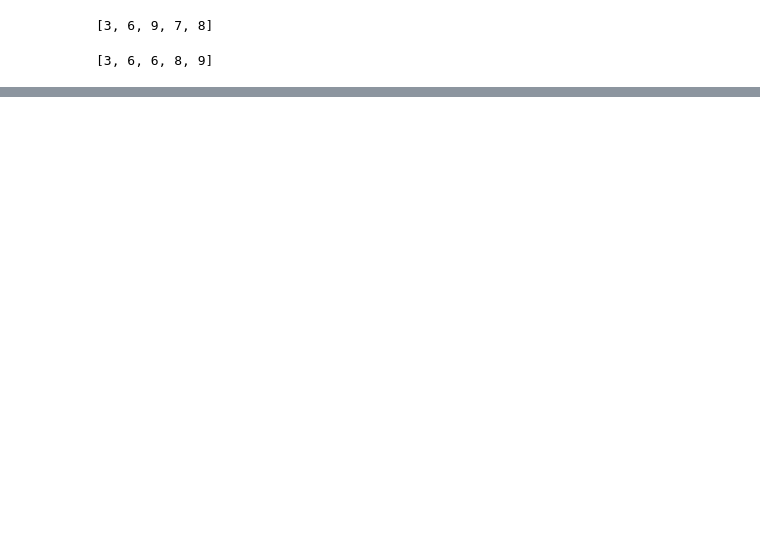
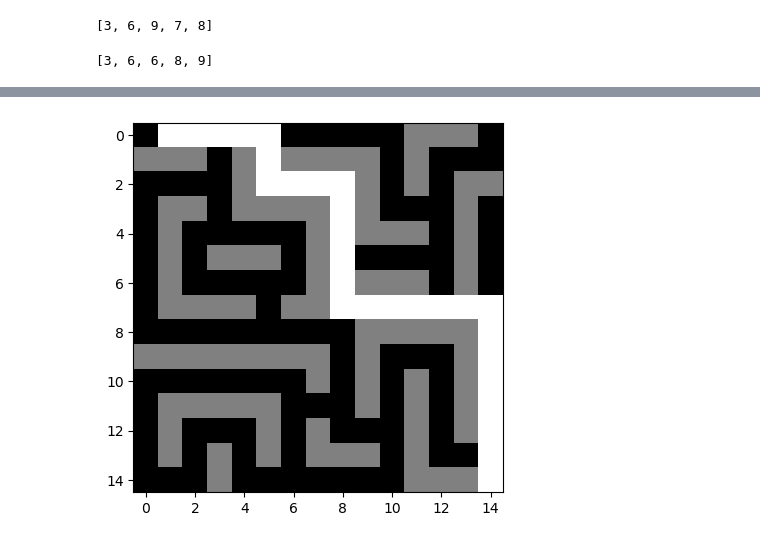
Before and after one commit to heetaeda/study_pathplanning, a Jupyter notebook: src/Priority_heap_queue.ipynb, the cells around one changed output, grey strips where cells are left out. Drawn from its saved outputs; the diff is of its cells as text; code cells hidden in the pictures; blank space fills up the shorter version.

```diff
--- a/src/Priority_heap_queue.ipynb
+++ b/src/Priority_heap_queue.ipynb
@@ -135,0 +213,94 @@ result
+# %%
+import numpy as np
+import math
+import matplotlib.pyplot as plt
+import heapq
+
+grid_map = np.array([
+    [0, 0, 0, 0, 0, 0, 0, 0, 0, 0, 0, 1, 1, 1, 0],
+    [1, 1, 1, 0, 1, 0, 1, 1, 1, 1, 0, 1, 0, 0, 0],
+    [0, 0, 0, 0, 1, 0, 0, 0, 0, 1, 0, 1, 0, 1, 1],
+    [0, 1, 1, 0, 1, 1, 1, 1, 0, 1, 0, 0, 0, 1, 0],
+    [0, 1, 0, 0, 0, 0, 0, 1, 0, 1, 1, 1, 0, 1, 0],
+    [0, 1, 0, 1, 1, 1, 0, 1, 0, 0, 0, 0, 0, 1, 0],
+    [0, 1, 0, 0, 0, 0, 0, 1, 0, 1, 1, 1, 0, 1, 0],
+    [0, 1, 1, 1, 1, 0, 1, 1, 0, 0, 0, 0, 0, 0, 0],
+    [0, 0, 0, 0, 0, 0, 0, 0, 0, 1, 1, 1, 1, 1, 0],
+    [1, 1, 1, 1, 1, 1, 1, 1, 0, 1, 0, 0, 0, 1, 0],
+    [0, 0, 0, 0, 0, 0, 0, 1, 0, 1, 0, 1, 0, 1, 0],
+    [0, 1, 1, 1, 1, 1, 0, 0, 0, 1, 0, 1, 0, 1, 0],
+    [0, 1, 0, 0, 0, 1, 0, 1, 0, 0, 0, 1, 0, 1, 0],
+    [0, 1, 0, 1, 0, 1, 0, 1, 1, 1, 0, 1, 0, 0, 0],
+    [0, 0, 0, 1, 0, 0, 0, 0, 0, 0, 0, 1, 1, 1, 0]
+])
+
+
+def heuristic(current, goal):
+    return math.sqrt((current[1] - goal[1])**2 + (current[0] - goal[0])**2)
+
+def a_star(map, start, goal):
+    neighbors = [(0, 1), (1, 0), (-1, 0), (0, -1)]  # 오른쪽, 아래, 위, 왼쪽
+
+    row = map.shape[0]  # 행
+    col = map.shape[1]  # 열
+
+    close_list = []
+    came_from = {}  # 최종 경로를 추적하기 위한 딕셔너리
+    gscore = {start : 0}  # 출발 위치에서 현재 위치까지의 실제 거리
+    fscore = {start : heuristic(start, goal)}  # 현재 위치에서 목표 위치까지의 직선 거리
+
+    open_heap = []  # 최단 거리를 갱신하기 위한 노드 값들이 계속 추가됨.
+    heapq.heappush(open_heap, (fscore[start], start))  # 출발 위치의 fscore 값과 출발 위치를 open_heap 에 넣는다.
+
+    while open_heap:  # open_heap 에 값이 없을 때까지 계속 반복
+        current = heapq.heappop(open_heap)[1]  # open list 에 있는 값들 중, fscore 가 가장 작은 튜플의 좌표 값을 current 좌표로
+
+        if current == goal:
+            path = []
+            # came_from 의 key 값에는 절대로 start 좌표가 들어가지 않는다. 그러므로, start 좌표를 처리할 상황이 되면 while 문을 빠져나온다.
+            while current in came_from.keys():
+                path.append(current)  # 경로에 현재 노드를 추가하고
+                current = came_from[current]  # 현재 노드를 추가된 노드의 부모 노드로 바꾼다.
+            return path[::-1]  # goal 위치부터 경로가 기록되므로 역순으로 반환해야 함.
+
+        close_list.append(current)  # close_list 에 fscore 가 가장 작은 값을 추가한다.
+
+        for i, j in neighbors:
+            neighbor = (current[0] + i, current[1] + j)  # 인접한 노드들
+            if (0 <= neighbor[0] < row) and (0 <= neighbor[1] < col) and map[neighbor[0]][neighbor[1]] != 1:
+                # 벽이 아니고, 이웃 노드가 맵 범위 안에 있는 상태에서 해당 이웃 노드의 gscore 는 current 의 gscore 에 1 을 더한거다.
+                neighbor_gscore = gscore[current] + 1  # 한칸 이동했으므로 1 을 더해준다.
+
+                if neighbor in gscore.keys():
+                    if gscore[neighbor] > neighbor_gscore:
+                        gscore[neighbor] = neighbor_gscore
+                        fscore[neighbor] = neighbor_gscore + heuristic(neighbor, goal)
+                        heapq.heappush(open_heap, (fscore[neighbor], neighbor))
+                        came_from[neighbor] = current  # neighbor 노드의 부모 노드 = current
+                    else:
+                        pass
+
+                else:
+                    gscore[neighbor] = neighbor_gscore  # 이웃 노드의 gscore
+                    fscore[neighbor] = neighbor_gscore + heuristic(neighbor, goal)
+                    heapq.heappush(open_heap, (fscore[neighbor], neighbor))
+                    came_from[neighbor] = current  # neighbor 노드의 부모 노드 = current
+
+            print('came_from : ', came_from)
+            print('gscore : ', gscore)
+            print('fscore : ', fscore)
+
+
+start = (0, 0)
+goal = (14, 14)
+
+final_path = a_star(grid_map, start, goal)
+
+for y, x in final_path:
+    grid_map[y][x] = 2
+
+
+
+plt.imshow(grid_map, cmap='gray')
+plt.show()
+# %% [output]
@@ -135,0 +324 @@ result
+[figure, added]
```
Also changed, not shown: parts of 13 cells of this notebook.
